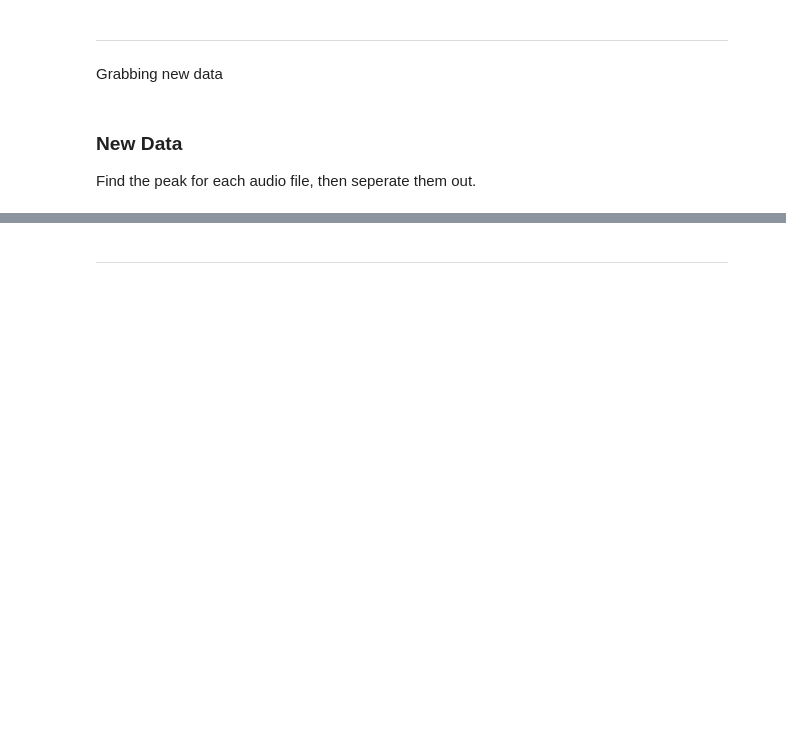
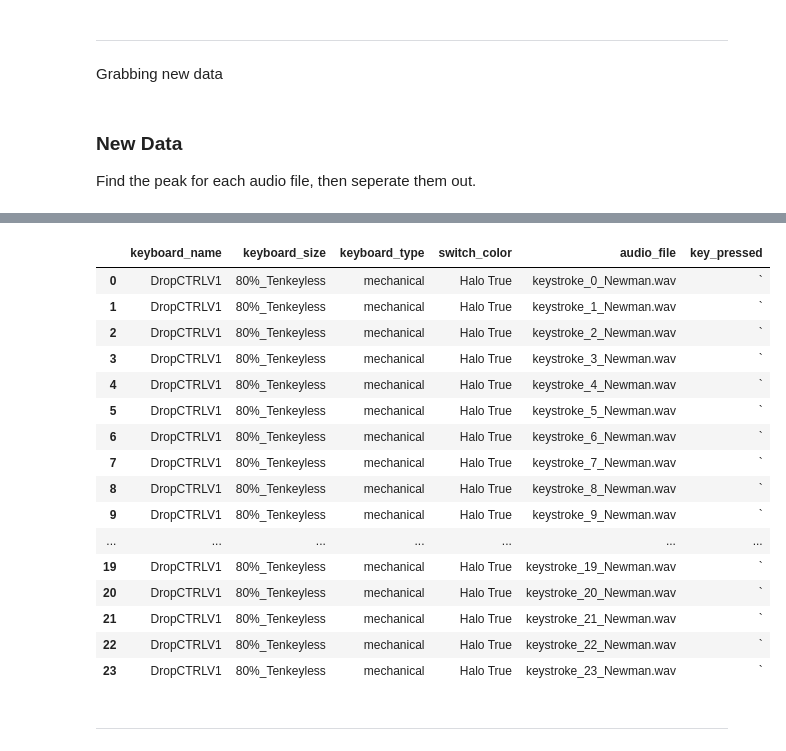
Before and after one commit to bsaleh524/keyboard_recorder, a Jupyter notebook: preprocessing/exploration_and_preproc.ipynb, the cells around one changed output, grey strips where cells are left out. Cells and saved outputs as stored; diff of their text form; code cells hidden in the pictures; blank space fills up the shorter version.

Commit message:
finished processing of newer collected data

```diff
--- a/preprocessing/exploration_and_preproc.ipynb
+++ b/preprocessing/exploration_and_preproc.ipynb
@@ -109,39 +109,43 @@ def sliding_window_average(energy, window_size):
     averaged_energy = np.convolve(energy, np.ones(window_size)/window_size, mode='same')
     return averaged_energy
 
+def get_yaml_file(folder_path):
+    for file in os.listdir(folder_path):
+        if file.endswith(".yaml") or file.endswith(".yml"):
+            yaml_file_path = os.path.join(key_folder_path, file_name)
+            # Get all yaml data first
+            # Read the YAML file and filter out the 'key_pressed' field and subsequent lines until 'keyboard_name'
+            with open(yaml_file_path, 'r') as file:
+                lines = file.readlines()
+
+            # Load the filtered lines into a dictionary
+            yaml_data = yaml.safe_load(''.join(lines))
+
+            # Add the user, audio file name, and key_pressed information
+            user_keyboard_name = yaml_data['keyboard_name']
+            user_keyboard_size = yaml_data['keyboard_size']
+            keyboard_type = yaml_data['keyboard_type']
+            switch_color = yaml_data['switch_color']
+            return user_keyboard_name, user_keyboard_size, keyboard_type, switch_color
+    return None
+
 def extract_keystrokes(data_folder, low_threshold, high_threshold, output_dir,
-                       window_size=50, target_duration=1.0, give_plot=False):
+                       window_size=50, target_duration=1.0, give_plot=False, debug=False):
 
-    # Loop through new_data folder. Once you go to a name(Newman),
-        # Collect the data from the yaml file.
-        # Go through each audio file. Make smaller audio files
-        # Append that name to the create audio file.
-        # combine filename and yaml data together.
     for user_folder in os.listdir(data_folder):
         if 'Keystroke' in user_folder:
             continue
         user_folder_path = os.path.join(data_folder, user_folder)
+        audio_data = []
         if os.path.isdir(user_folder_path):  # Check if it's a directory
             key_folder_path = os.path.join(user_folder_path, 'key_data')
+            user_keyboard_name, user_keyboard_size, keyboard_type, switch_color = get_yaml_file(key_folder_path)
+            if not key_folder_path:
+                raise('Yaml file for data not found')
+
             for file_name in os.listdir(key_folder_path):
                 if file_name.endswith('.yaml'):
-                    # Grab config data if we run across it
-
-                    # Construct the full path to the YAML file
-                    yaml_file_path = os.path.join(key_folder_path, file_name)
-
-                    # Read the YAML file and filter out the 'key_pressed' field and subsequent lines until 'keyboard_name'
-                    with open(yaml_file_path, 'r') as file:
-                        lines = file.readlines()
-
-                    # Load the filtered lines into a dictionary
-                    yaml_data = yaml.safe_load(''.join(lines))
-
-                    # Add the user, audio file name, and key_pressed information
-                    user_keyboard = yaml_data['keyboard_name']
-                    user_keyboard_size = yaml_data['keyboard_size']
-                    keyboard_type = yaml_data['keyboard_type']
-                    switch_color = yaml_data['switch_color']
+                    continue
 
                 elif file_name.endswith('.wav'):
                     # Wav file
@@ -194,7 +198,16 @@ def extract_keystrokes(data_folder, low_threshold, high_threshold, output_dir,
 
                         output_path = os.path.join(output_dir, f'keystroke_{i}_{user_folder}.wav')
                         sf.write(output_path, keystroke_audio, sr)
-                        print(f'Saved keystroke {i} to {output_path}')
+                        if debug:
+                            print(f'Saved keystroke {i} to {output_path}')
+
+                        # Write the filename and additional data to a dataframe.
+                        audio_data.append([user_keyboard_name,
+                                           user_keyboard_size,
+                                           keyboard_type,
+                                           switch_color,
+                                           f'keystroke_{i}_{user_folder}.wav',
+                                           key_pressed])
 
                     if give_plot:
                         # Plot for visualization
@@ -214,6 +227,9 @@ def extract_keystrokes(data_folder, low_threshold, high_threshold, output_dir,
                         plt.legend()
                         plt.title('Keystroke Detection Visualization')
                         plt.show()
+    key_df = pd.DataFrame(data=audio_data, columns=['keyboard_name', 'keyboard_size', 'keyboard_type',
+                                                    'switch_color', 'audio_file', 'key_pressed'])
+    return key_df
 
 # Extract keystrokes with the chosen threshold
 audio_path='../data/new_data/'
@@ -223,10 +239,11 @@ output_dir='../preprocessed_data/new_data/'
 window_size=35
 give_plot=False
 
-extract_keystrokes(data_folder=audio_path,
+new_key_df = extract_keystrokes(data_folder=audio_path,
                    low_threshold=low_threshold,
                    high_threshold=high_threshold,
                    output_dir=output_dir,
                    window_size=window_size,
-                   give_plot=True)
+                   give_plot=False)
+new_key_df.head(25)
 # %% [output]
@@ -251,2 +250,19 @@ Saved keystroke 23 to ../preprocessed_data/new_data/keystroke_23_Newman.wav
+|  | keyboard_name | keyboard_size | keyboard_type | switch_color | audio_file | key_pressed |
+| 0 | DropCTRLV1 | 80%_Tenkeyless | mechanical | Halo True | keystroke_0_Newman.wav | ` |
+| 1 | DropCTRLV1 | 80%_Tenkeyless | mechanical | Halo True | keystroke_1_Newman.wav | ` |
+| 2 | DropCTRLV1 | 80%_Tenkeyless | mechanical | Halo True | keystroke_2_Newman.wav | ` |
+| 3 | DropCTRLV1 | 80%_Tenkeyless | mechanical | Halo True | keystroke_3_Newman.wav | ` |
+| 4 | DropCTRLV1 | 80%_Tenkeyless | mechanical | Halo True | keystroke_4_Newman.wav | ` |
+| 5 | DropCTRLV1 | 80%_Tenkeyless | mechanical | Halo True | keystroke_5_Newman.wav | ` |
+| 6 | DropCTRLV1 | 80%_Tenkeyless | mechanical | Halo True | keystroke_6_Newman.wav | ` |
+| 7 | DropCTRLV1 | 80%_Tenkeyless | mechanical | Halo True | keystroke_7_Newman.wav | ` |
+| 8 | DropCTRLV1 | 80%_Tenkeyless | mechanical | Halo True | keystroke_8_Newman.wav | ` |
+| 9 | DropCTRLV1 | 80%_Tenkeyless | mechanical | Halo True | keystroke_9_Newman.wav | ` |
+| ... | ... | ... | ... | ... | ... | ... |
+| 19 | DropCTRLV1 | 80%_Tenkeyless | mechanical | Halo True | keystroke_19_Newman.wav | ` |
+| 20 | DropCTRLV1 | 80%_Tenkeyless | mechanical | Halo True | keystroke_20_Newman.wav | ` |
+| 21 | DropCTRLV1 | 80%_Tenkeyless | mechanical | Halo True | keystroke_21_Newman.wav | ` |
+| 22 | DropCTRLV1 | 80%_Tenkeyless | mechanical | Halo True | keystroke_22_Newman.wav | ` |
+| 23 | DropCTRLV1 | 80%_Tenkeyless | mechanical | Halo True | keystroke_23_Newman.wav | ` |
 # %% [markdown]
 -------------
```
Also changed, not shown: parts of 2 cells of this notebook.
